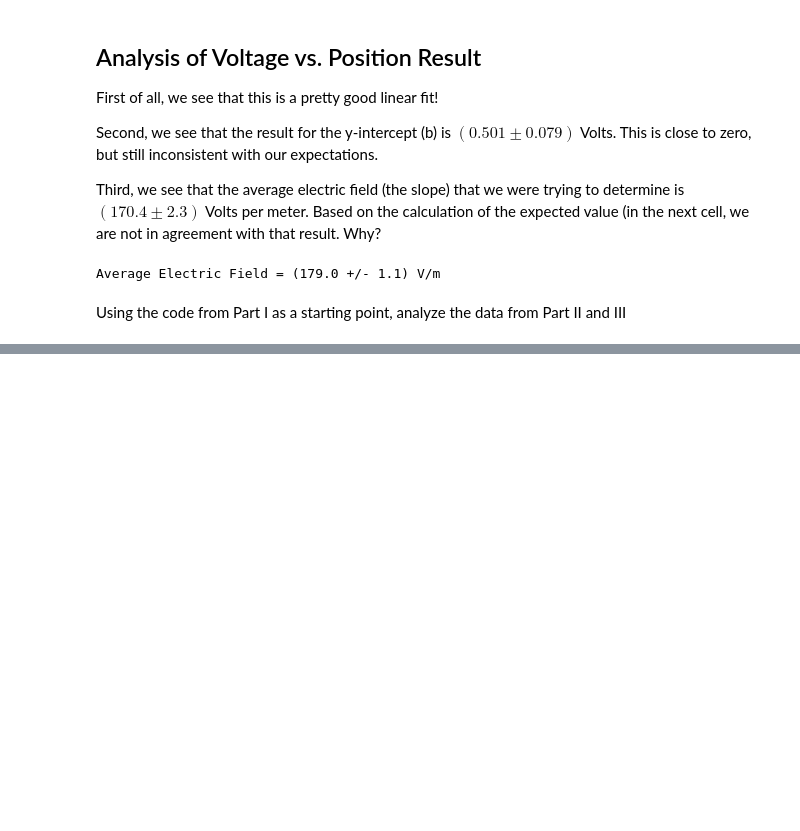
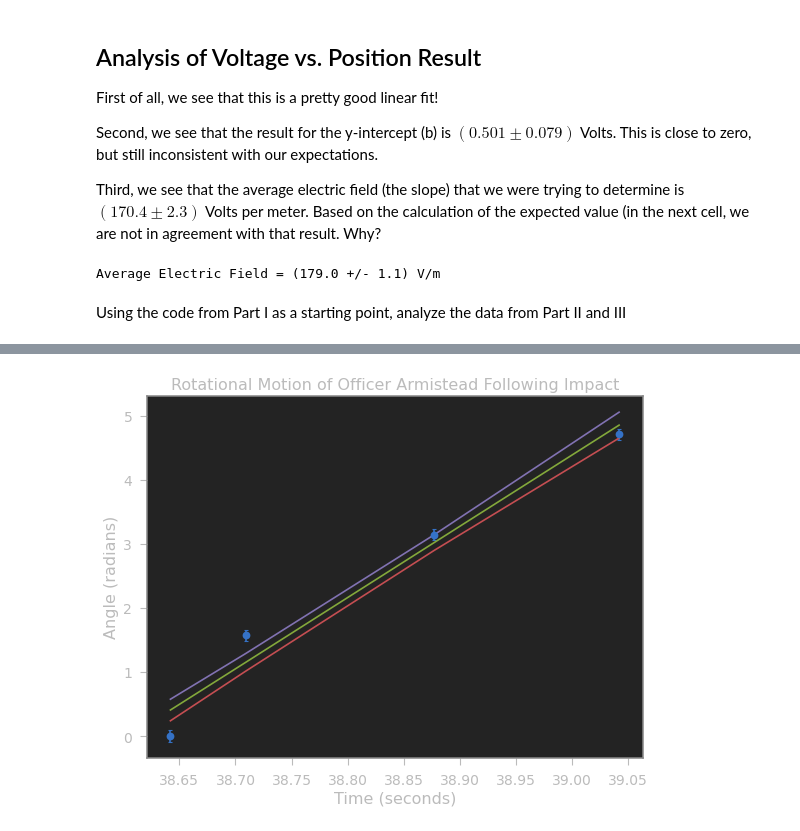
Before and after one commit to brash99/Phys202L, a Jupyter notebook: JupyterNotebooks/Field_Mapping_Analysis.ipynb, the cells around one changed output, grey strips where cells are left out. Cells and saved outputs as stored; diff of their text form; code cells hidden in the pictures; blank space fills up the shorter version.

```diff
--- a/JupyterNotebooks/Field_Mapping_Analysis.ipynb
+++ b/JupyterNotebooks/Field_Mapping_Analysis.ipynb
@@ -172,3 +172,14 @@ print ("Average Electric Field = (%0.1f +/- %0.1f) V/m" % (E_avg,dE_avg))
 Average Electric Field = (179.0 +/- 1.1) V/m
 # %% [markdown]
 Using the code from Part I as a starting point, analyze the data from Part II and III
+# %%
+# Create a Pandas DataFrame with data for part 1
+
+# The data elements are [V, dV, x_inches, dx_inches]
+
+data2 = [[38.642,0.001,0.00,5.0], [38.709,0.001,90.0,5.0], [38.877,0.001,180.0,5.0],
+         [39.042,0.001,270.0,5.0]]
+# create dataframe
+df2 = pd.DataFrame(data2, columns = ['Time', 'dTime','AngleD','dAngleD'])
+
+print(df2.to_string(index=False))
@@ -174,0 +192,4 @@ Using the code from Part I as a starting point, analyze the data from Part II an
+# %%
+df2['Angle'] = df2['AngleD']*3.14159265/180.0
+df2['dAngle'] = df2['dAngleD']*3.14159265/180.0
+df2
@@ -174,0 +202,60 @@ Using the code from Part I as a starting point, analyze the data from Part II an
+# %%
+xi = df2['Time']
+yi = df2['Angle']
+sigmaxi = df2['dTime']
+sigmayi = df2['dAngle']
+
+##############################
+
+from scipy.odr import *
+
+def fitfunction(B, x):
+    '''Linear function y = m*x + b'''
+    # B is a vector of the parameters.
+    # x is an array of the current x values.
+    # x is in the same format as the x passed to Data or RealData.
+    #
+    # Return an array in the same format as y passed to Data or RealData.
+    return B[0]*x + B[1]
+
+linear = Model(fitfunction) # create a Model object based on the fitfuncion we have defined
+mydata = RealData(xi, yi, sx=sigmaxi, sy=sigmayi) # create a data object based on our data, include errors.
+myodr = ODR(mydata, linear, beta0=[1., 2.]) # create a fitting object, based on the data, fit Model, and an intial set of parameters.
+myoutput = myodr.run()  # run the fitting process to get optimized parameters!
+
+myoutput.pprint() # print out the result of the fit
+
+# Now assign the important fit results to some more convenient variables.
+
+popt = myoutput.beta # the vector of optimized parameters
+pcov = myoutput.cov_beta # the covariance matrix
+perr = myoutput.sd_beta # the vector of ERRORS in the optimized parameters
+
+# The following lines generate upper and lower 99% "Confidence Bands" on the fit, for visualization
+# purposes.
+
+ps = np.random.multivariate_normal(popt,pcov,10000)
+ysample=np.asarray([fitfunction(pi,xi) for pi in ps])
+
+lower = np.percentile(ysample,0.5,axis=0)
+upper = np.percentile(ysample,99.5,axis=0)
+middle = (lower+upper)/2.0
+
+print()
+print ("Final Result: Y = (%0.9f +/- %0.9f) X + (%0.9f +/- %0.9f)" % (popt[0],perr[0],popt[1],perr[1]))
+
+plt.figure(figsize=(8, 6), dpi=80)
+
+plt.errorbar(xi, yi, xerr=sigmaxi, yerr=sigmayi, fmt='o', capsize=2, capthick=1)
+
+plt.plot(xi,middle)
+plt.plot(xi,lower)
+plt.plot(xi,upper)
+
+#########################
+
+plt.xlabel('Time (seconds)')
+plt.ylabel('Angle (radians)')
+plt.title('Rotational Motion of Officer Armistead Following Impact')
+plt.show()
+# %% [output]
@@ -174,0 +272 @@ Using the code from Part I as a starting point, analyze the data from Part II an
+[figure, added]
```
Also changed, not shown: parts of 5 cells of this notebook, 2 other files.
